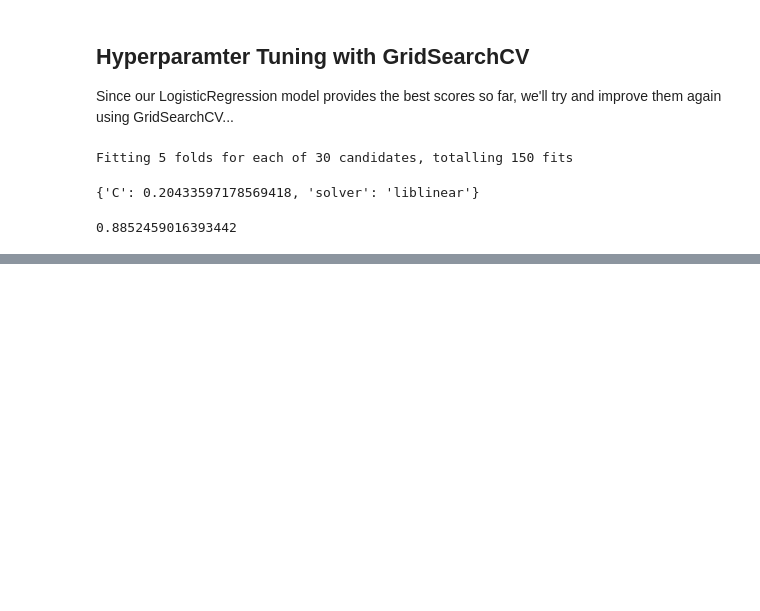
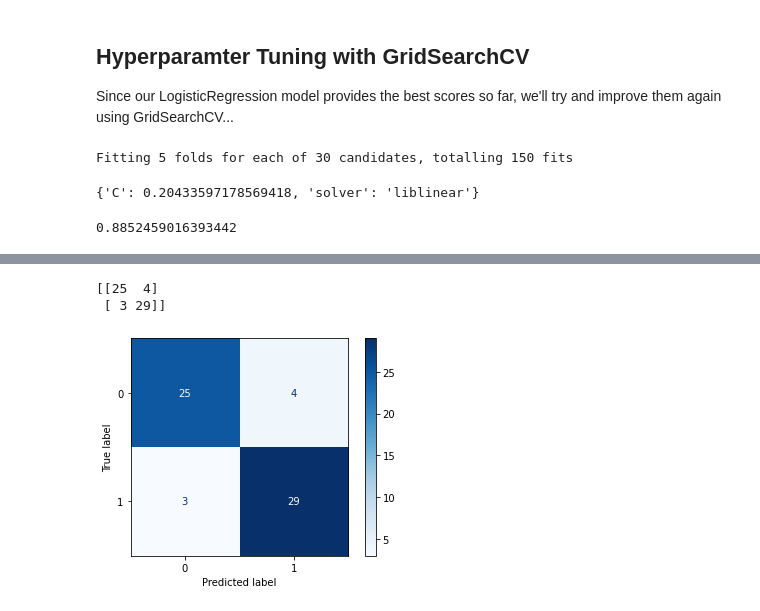
Before and after one commit to horsemaker/Code--Complete-Machine-Learning-And-Data-Science-Bootcamp-2021, a Jupyter notebook: section-3-structured-data-projects/end-to-end-heart-disease-classification.ipynb, the cells around one changed output, grey strips where cells are left out. Saved outputs shown, nothing was run; the diff lists cells and outputs as text; code cells hidden in the pictures; blank space fills up the shorter version.

```diff
--- a/section-3-structured-data-projects/end-to-end-heart-disease-classification.ipynb
+++ b/section-3-structured-data-projects/end-to-end-heart-disease-classification.ipynb
@@ -622,0 +658,10 @@ To make comparisons and evaluate our trained model, first we need to make predic
+# %%
+# Confusion matrix
+print(confusion_matrix(y_test, y_preds))
+# %% [output]
+[[25  4]
+ [ 3 29]]
+# %%
+plot_confusion_matrix(gs_log_reg, X_test, y_test, cmap=plt.cm.Blues);
+# %% [output]
+[figure, added]
```
Also changed, not shown: parts of 7 cells of this notebook.
